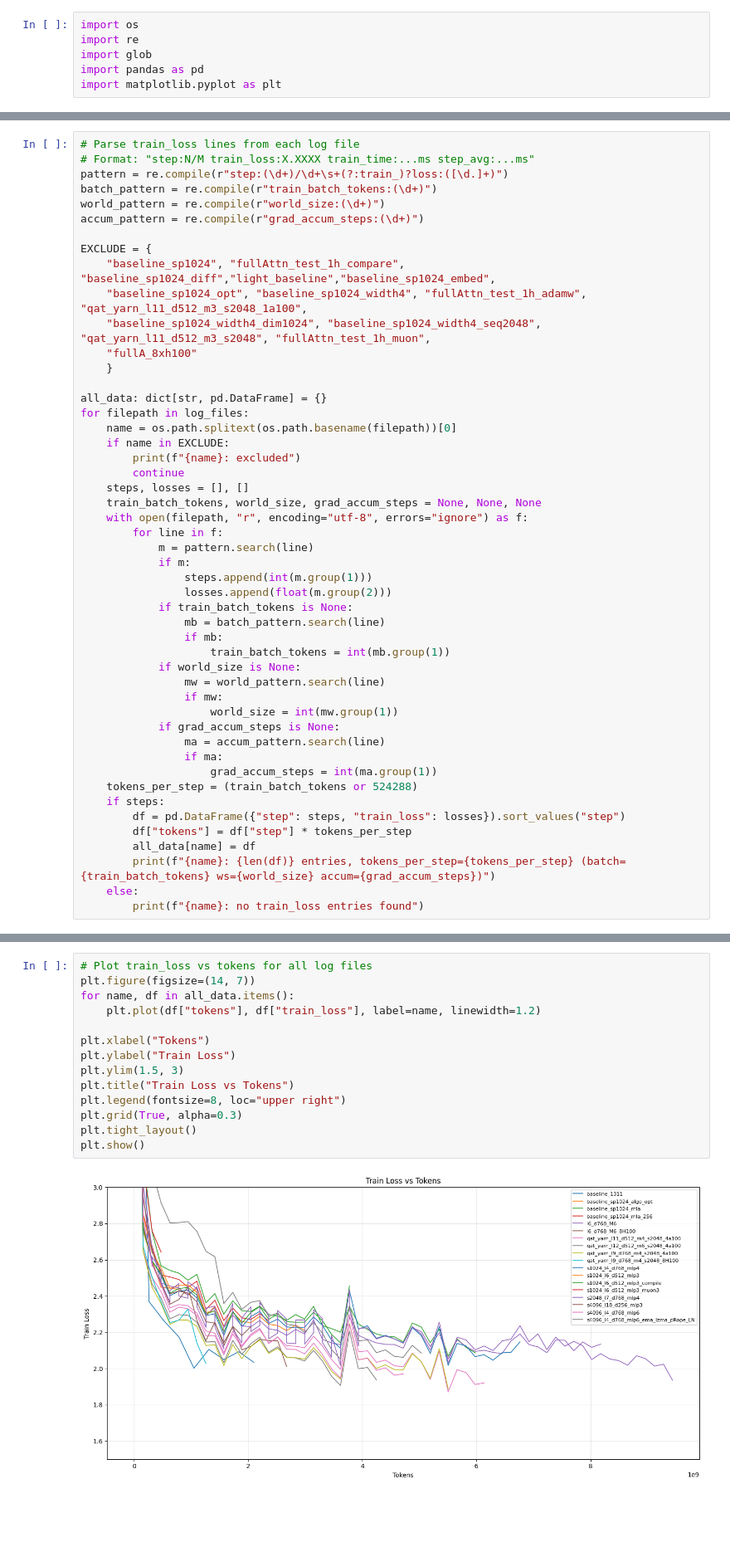
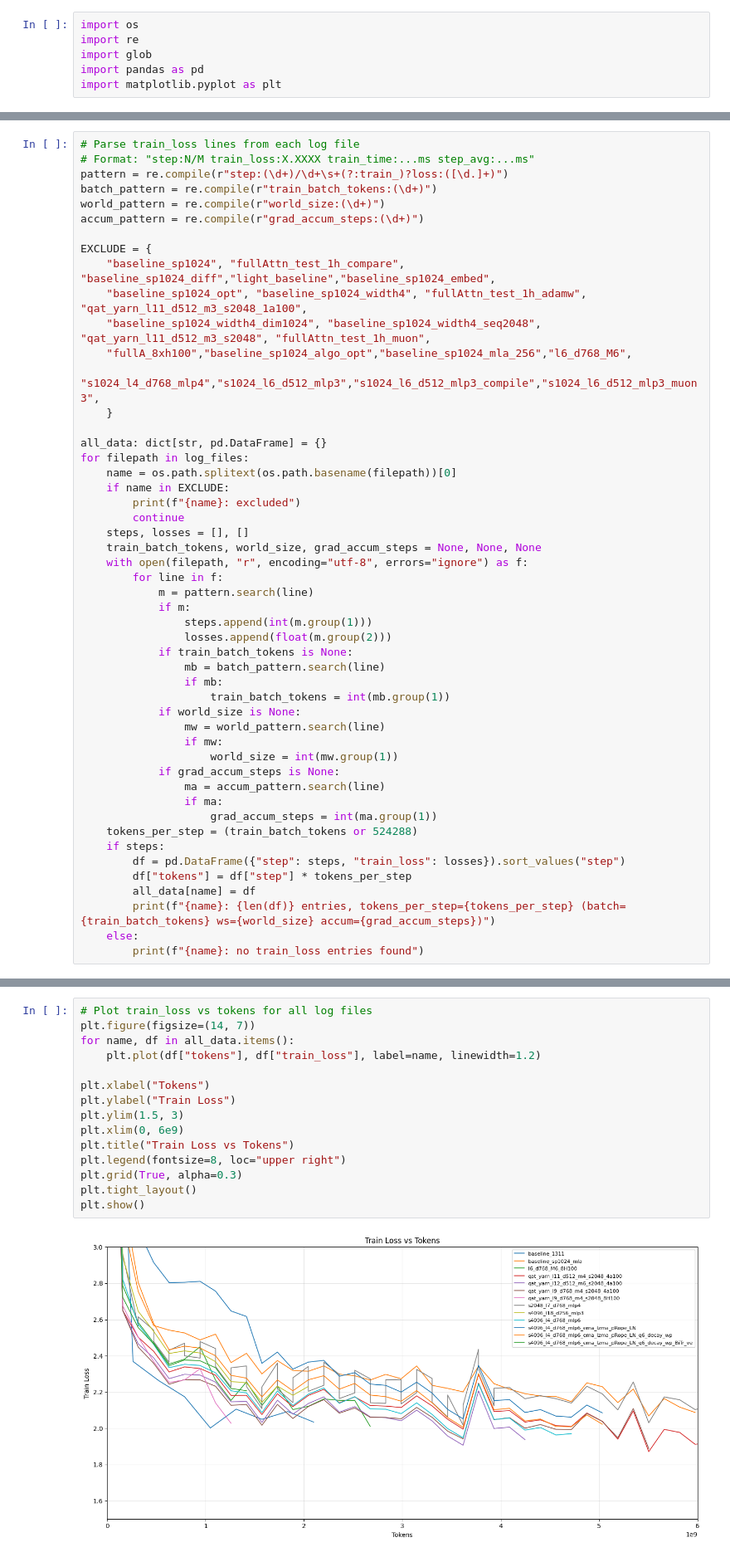
Before and after one commit to yufang67/parameter-golf, a Jupyter notebook: plot_train_loss.ipynb, the cells around one changed output, grey strips where cells are left out. Shown at 83% size. Cells and saved outputs as stored; diff of their text form; blank space fills up the shorter version.

```diff
--- a/plot_train_loss.ipynb
+++ b/plot_train_loss.ipynb
@@ -44,7 +44,8 @@ EXCLUDE = {
     "baseline_sp1024", "fullAttn_test_1h_compare", "baseline_sp1024_diff","light_baseline","baseline_sp1024_embed",
     "baseline_sp1024_opt", "baseline_sp1024_width4", "fullAttn_test_1h_adamw", "qat_yarn_l11_d512_m3_s2048_1a100",
     "baseline_sp1024_width4_dim1024", "baseline_sp1024_width4_seq2048", "qat_yarn_l11_d512_m3_s2048", "fullAttn_test_1h_muon",
-    "fullA_8xh100"
+    "fullA_8xh100","baseline_sp1024_algo_opt","baseline_sp1024_mla_256","l6_d768_M6",
+    "s1024_l4_d768_mlp4","s1024_l6_d512_mlp3","s1024_l6_d512_mlp3_compile","s1024_l6_d512_mlp3_muon3",
     }
 
 all_data: dict[str, pd.DataFrame] = {}
@@ -102,16 +103,17 @@ s4096_l4_d768_mlp6_ema_lzma_pRope_LN: 42 entries, tokens_per_step=786432 (batch=
 # %%
 # Plot train_loss vs tokens for all log files
 plt.figure(figsize=(14, 7))
 for name, df in all_data.items():
     plt.plot(df["tokens"], df["train_loss"], label=name, linewidth=1.2)
 
 plt.xlabel("Tokens")
 plt.ylabel("Train Loss")
 plt.ylim(1.5, 3)
+plt.xlim(0, 6e9)
 plt.title("Train Loss vs Tokens")
 plt.legend(fontsize=8, loc="upper right")
 plt.grid(True, alpha=0.3)
 plt.tight_layout()
 plt.show()
 # %% [output]
-[figure, old version]
+[figure, new version]
```
Also changed, not shown: parts of 2 cells of this notebook, 2 other files.
